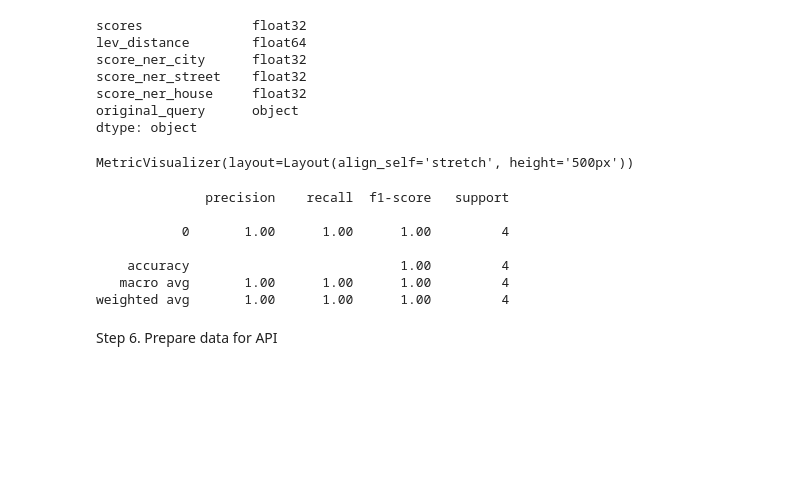
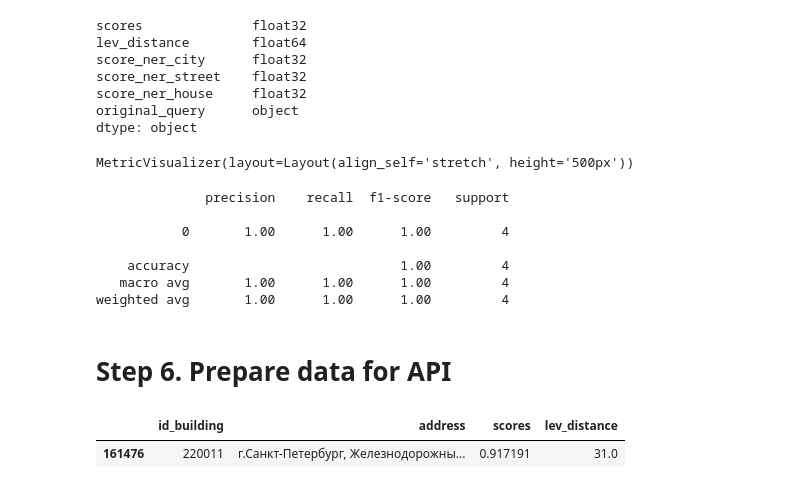
Before and after one commit to FVA13/addresses_matcher, a Jupyter notebook: notebooks/model.ipynb, the cells around one changed output. Saved outputs shown, nothing was run; the diff lists cells and outputs as text; code cells hidden in the pictures; blank space fills up the shorter version.

```diff
--- a/notebooks/model.ipynb
+++ b/notebooks/model.ipynb
@@ -656,6 +707,12 @@ weighted avg       1.00      1.00      1.00         4
 # %% [markdown]
-Step 6. Prepare data for API
+# Step 6. Prepare data for API
 # %%
 def get_best_matches_json(query: str, embeddings, for_embeddings):
-    prediction = get_best_matches(query, 1, embeddings, for_embeddings)
-    prediction
+    prediction = get_best_matches(query, 1, embeddings, for_embeddings).rename(columns={'address': 'target_address', 'id_building': 'target_building_id'})
+    pred_json = prediction.to_json()
+    return prediction
+
+get_best_matches_json("Санкт-Петербург г., Железнодорожный пр-кт., д.14 2 1", np.array(embeddings), for_embeddings)
+# %% [output]
+|  | id_building | address | scores | lev_distance |
+| 161476 | 220011 | г.Санкт-Петербург, Железнодорожны... | 0.917191 | 31.0 |
```
Also changed, not shown: parts of 15 cells of this notebook, 2 other files.
